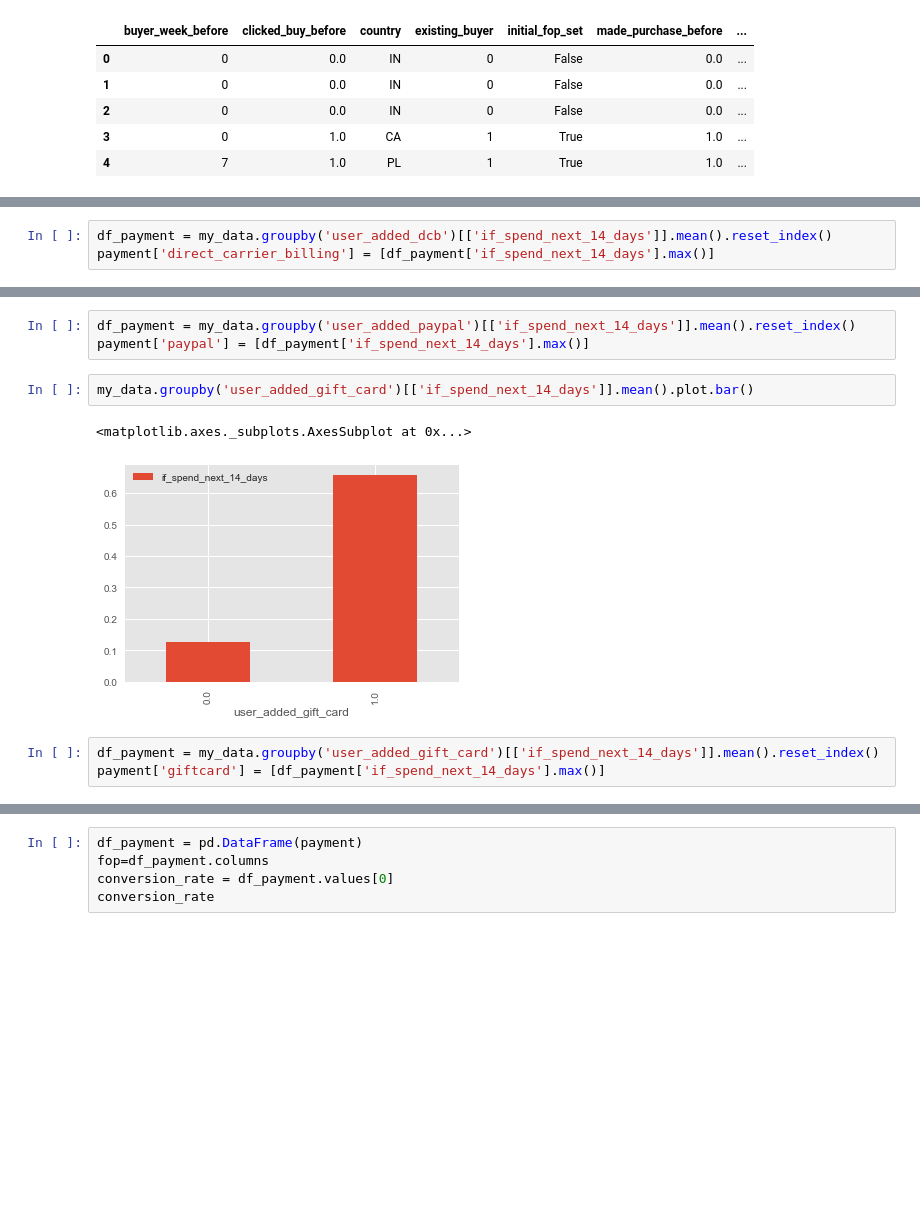
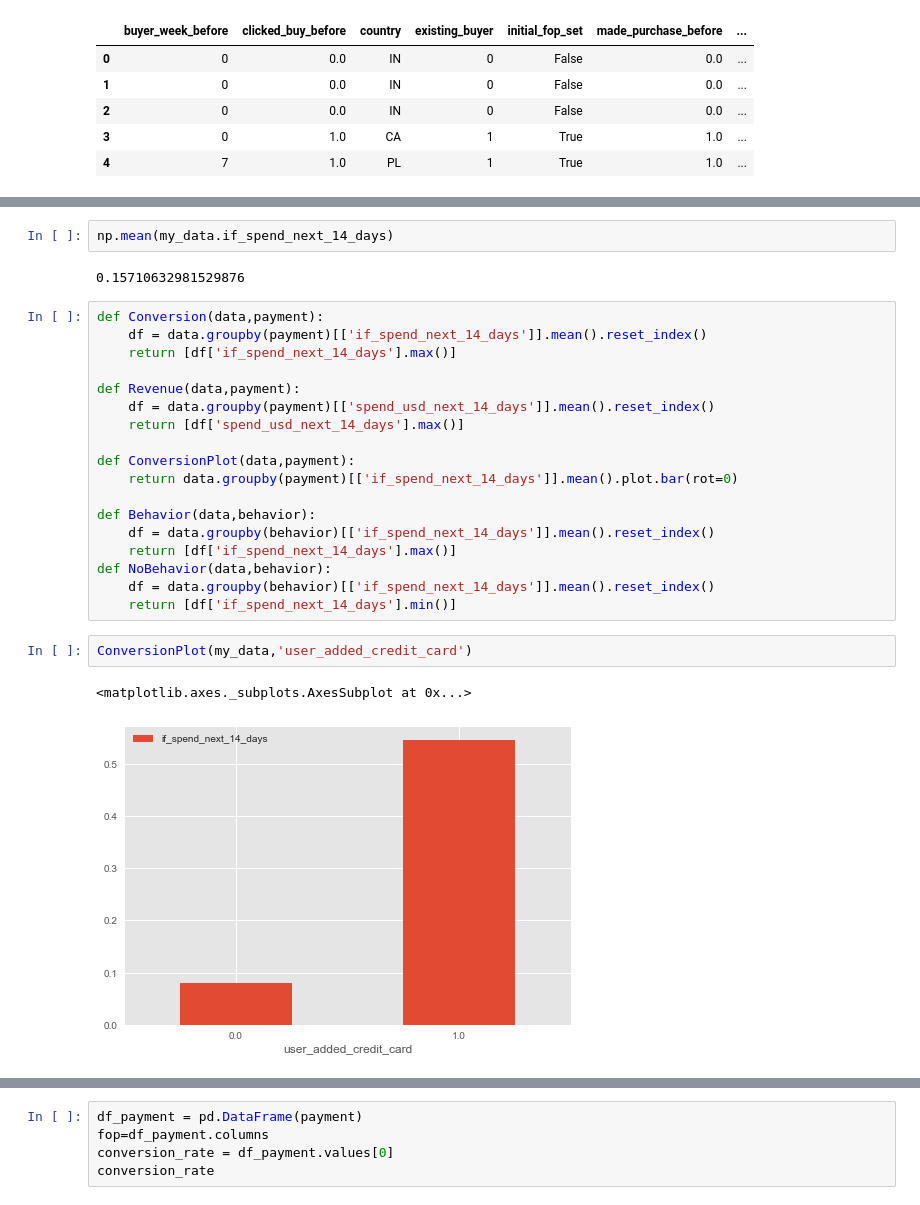
Before and after one commit to ztqsteve/App-store-monetization-experiment-design-, a Jupyter notebook: AB Testing for APP Store.ipynb, the cells around one changed output, grey strips where cells are left out. Saved outputs shown, nothing was run; the diff lists cells and outputs as text; blank space fills up the shorter version.

```diff
--- a/AB Testing for APP Store.ipynb
+++ b/AB Testing for APP Store.ipynb
@@ -127,3 +98,0 @@ my_data.groupby('user_added_dcb')[['if_spend_next_14_days']].mean().plot.bar()
-# %%
-df_payment = my_data.groupby('user_added_dcb')[['if_spend_next_14_days']].mean().reset_index()
-payment['direct_carrier_billing'] = [df_payment['if_spend_next_14_days'].max()]
@@ -135,11 +99,27 @@ my_data.groupby('user_added_paypal')[['if_spend_next_14_days']].mean().plot.bar(
-# %%
-df_payment = my_data.groupby('user_added_paypal')[['if_spend_next_14_days']].mean().reset_index()
-payment['paypal'] = [df_payment['if_spend_next_14_days'].max()]
-# %%
-my_data.groupby('user_added_gift_card')[['if_spend_next_14_days']].mean().plot.bar()
-# %% [output]
-<matplotlib.axes._subplots.AxesSubplot at 0x...>
-[figure, removed]
-# %%
-df_payment = my_data.groupby('user_added_gift_card')[['if_spend_next_14_days']].mean().reset_index()
-payment['giftcard'] = [df_payment['if_spend_next_14_days'].max()]
+# %%
+np.mean(my_data.if_spend_next_14_days)
+# %% [output]
+0.15710632981529876
+# %%
+def Conversion(data,payment):
+    df = data.groupby(payment)[['if_spend_next_14_days']].mean().reset_index()
+    return [df['if_spend_next_14_days'].max()]
+
+def Revenue(data,payment):
+    df = data.groupby(payment)[['spend_usd_next_14_days']].mean().reset_index()
+    return [df['spend_usd_next_14_days'].max()]
+
+def ConversionPlot(data,payment):
+    return data.groupby(payment)[['if_spend_next_14_days']].mean().plot.bar(rot=0)
+
+def Behavior(data,behavior):
+    df = data.groupby(behavior)[['if_spend_next_14_days']].mean().reset_index()
+    return [df['if_spend_next_14_days'].max()]
+def NoBehavior(data,behavior):
+    df = data.groupby(behavior)[['if_spend_next_14_days']].mean().reset_index()
+    return [df['if_spend_next_14_days'].min()]
+# %%
+ConversionPlot(my_data,'user_added_credit_card')
+# %% [output]
+<matplotlib.axes._subplots.AxesSubplot at 0x...>
+[figure, added]
```
Also changed, not shown: parts of 70 cells of this notebook.
